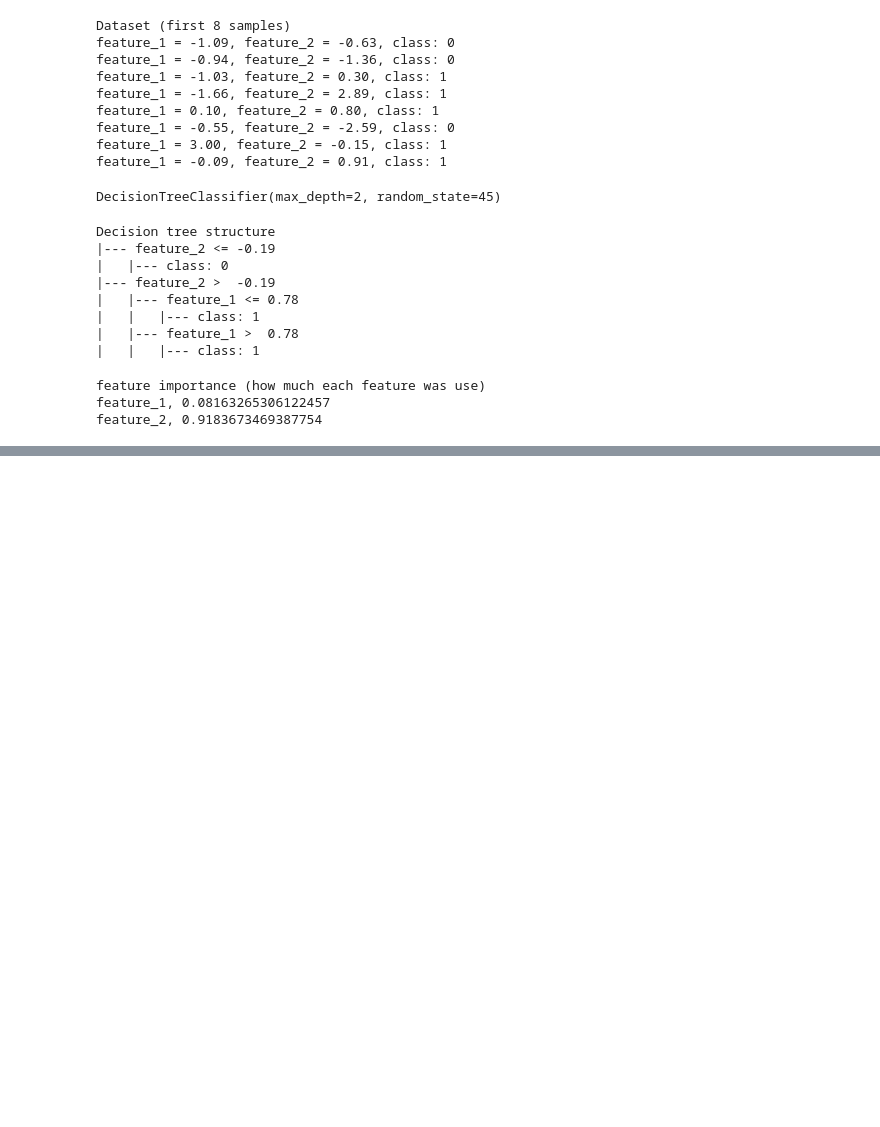
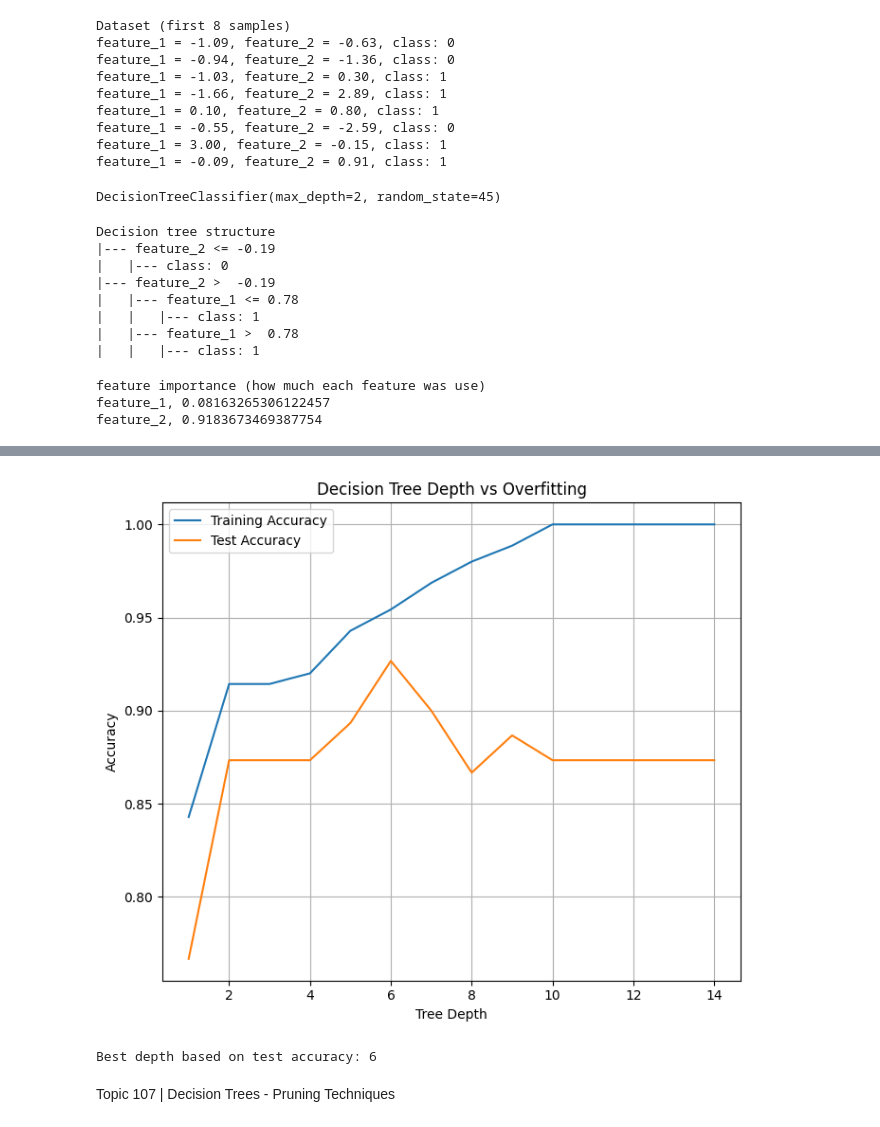
Before and after one commit to ahsancoderx/AI-learning, a Jupyter notebook: decision-tree/DecisiontreesDatasplittingFeatureselection.ipynb, the cells around one changed output, grey strips where cells are left out. Drawn from its saved outputs; the diff is of its cells as text; code cells hidden in the pictures; blank space fills up the shorter version.

Commit message:
Decision Trees - Tree Depth & Overfitting

```diff
--- a/decision-tree/DecisiontreesDatasplittingFeatureselection.ipynb
+++ b/decision-tree/DecisiontreesDatasplittingFeatureselection.ipynb
@@ -69,0 +91,26 @@ feature_2, 0.9183673469387754
+# %%
+from sklearn.tree import DecisionTreeClassifier
+from sklearn.metrics import accuracy_score
+
+# train tree with different depths
+depths = list(range(1, 15))
+
+train_acc = []
+test_acc = []
+
+for d in depths:
+    model = DecisionTreeClassifier(
+        max_depth=d,
+        random_state=42
+    )
+
+    model.fit(x_train, y_train)
+
+    train_pred = model.predict(x_train)
+    test_pred = model.predict(x_test)
+
+    train_acc.append(accuracy_score(y_train, train_pred))
+    test_acc.append(accuracy_score(y_test, test_pred))
+    print("Depths:", depths)
+print("Training Accuracy:", train_acc)
+print("Testing Accuracy:", test_acc)
@@ -69,0 +134,27 @@ feature_2, 0.9183673469387754
+# %%
+# plot performance
+plt.figure(figsize=(7, 6))
+
+plt.plot(depths, train_acc, label="Training Accuracy")
+plt.plot(depths, test_acc, label="Test Accuracy")
+
+plt.xlabel("Tree Depth")
+plt.ylabel("Accuracy")
+plt.title("Decision Tree Depth vs Overfitting")
+
+plt.legend()
+plt.grid(True)
+plt.tight_layout()
+
+plt.show()
+# %% [output]
+[figure, added]
+# %%
+# print key observation
+best_depth = depths[np.argmax(test_acc)]
+
+print(f"Best depth based on test accuracy: {best_depth}")
+# %% [output]
+Best depth based on test accuracy: 6
+# %% [markdown]
+Topic 107 | Decision Trees - Pruning Techniques
```
Also changed, not shown: parts of 10 cells of this notebook.
